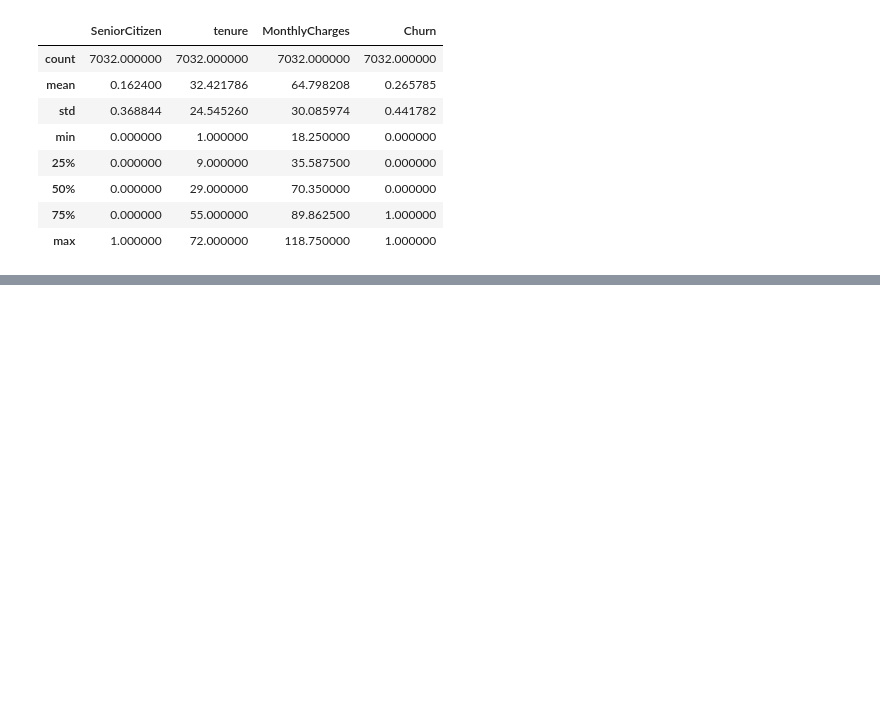
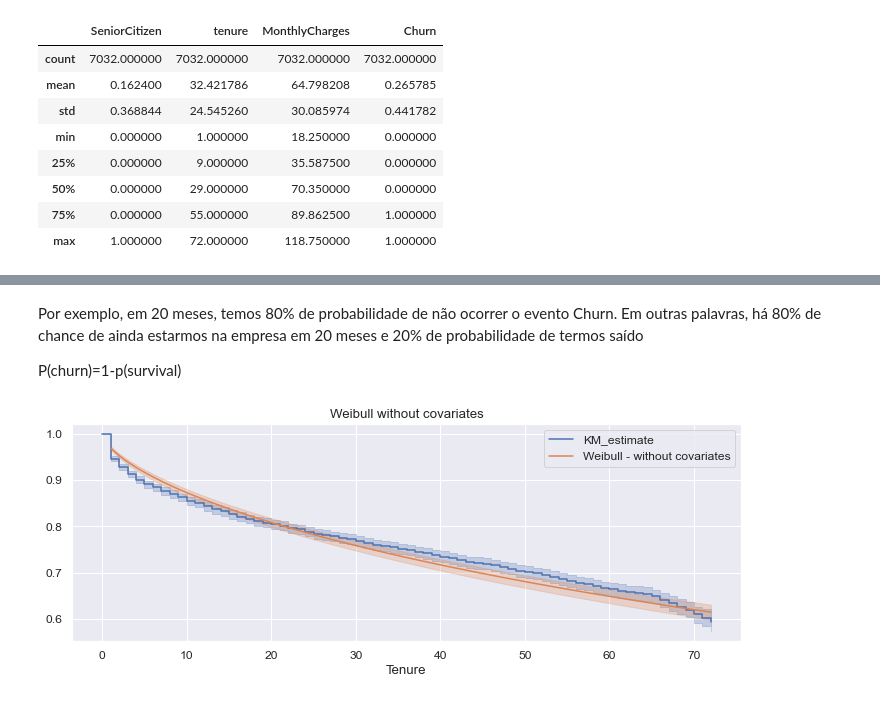
Before and after one commit to joaossend/Credit-Scoring-Model, a Jupyter notebook: churn_survival.ipynb, the cells around one changed output, grey strips where cells are left out. Saved outputs shown, nothing was run; the diff lists cells and outputs as text; code cells hidden in the pictures; blank space fills up the shorter version.

```diff
--- a/churn_survival.ipynb
+++ b/churn_survival.ipynb
@@ -251,0 +386,4 @@ def histogram(df, col1, col2, col3, hue = 'Churn'):
+# %% [markdown]
+Por exemplo, em 20 meses, temos 80% de probabilidade de não ocorrer o evento Churn. Em outras palavras, há 80% de chance de ainda estarmos na empresa em 20 meses e 20% de probabilidade de termos saído
+
+P(churn)=1-p(survival)
@@ -251,0 +395,15 @@ def histogram(df, col1, col2, col3, hue = 'Churn'):
+# %%
+wb = WeibullFitter(label="Weibull - without covariates")
+T = X_train['tenure'] # durations
+E = y_train # event
+
+# Adjust the data to Kaplan Meier and Weibull to check the model visually if the Weibull function
+# fits the real data (which is de Kaplan Meier estimator)
+wb.fit(T, E)
+kmf.plot(figsize = (12,4))
+wb.plot_survival_function()
+plt.title(f'Weibull without covariates')
+plt.xlabel('Tenure')
+plt.show()
+# %% [output]
+[figure, added]
```
Also changed, not shown: parts of 30 cells of this notebook.
